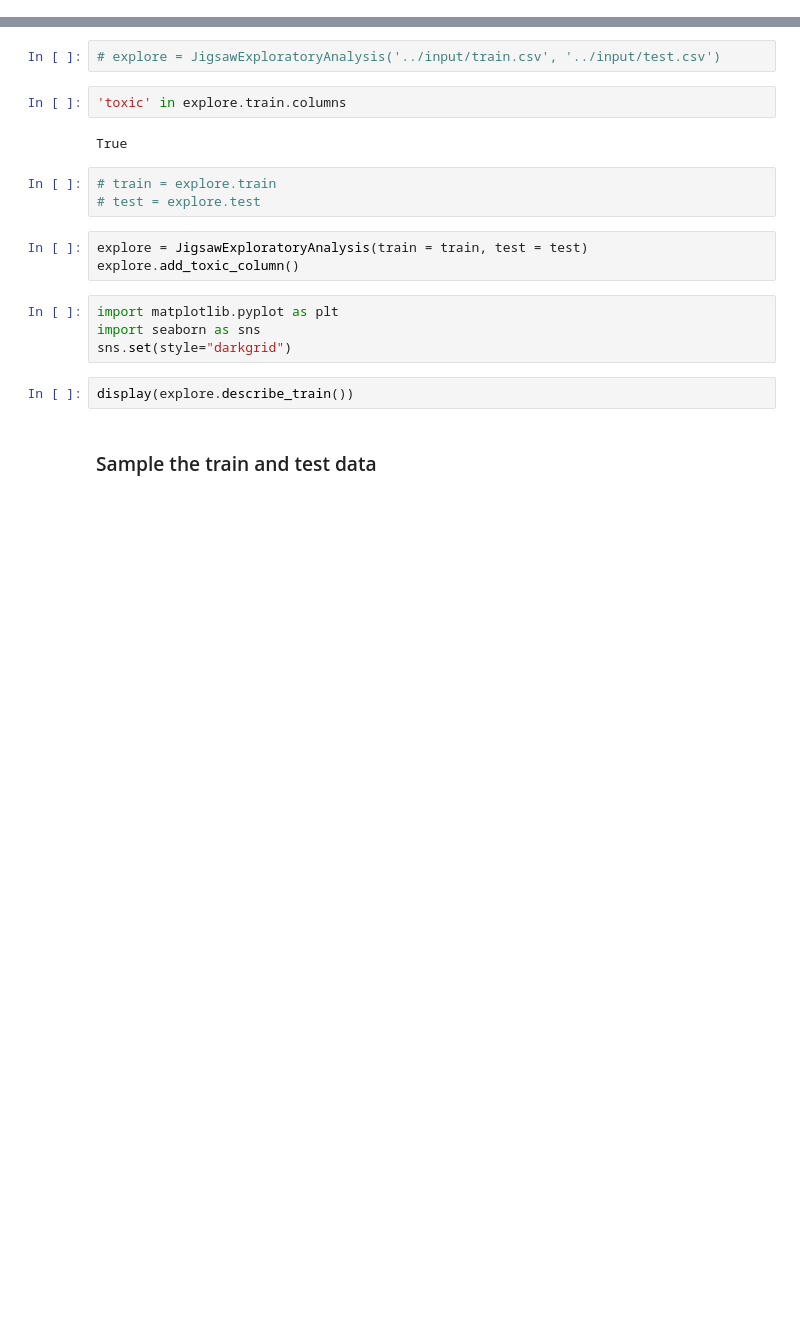
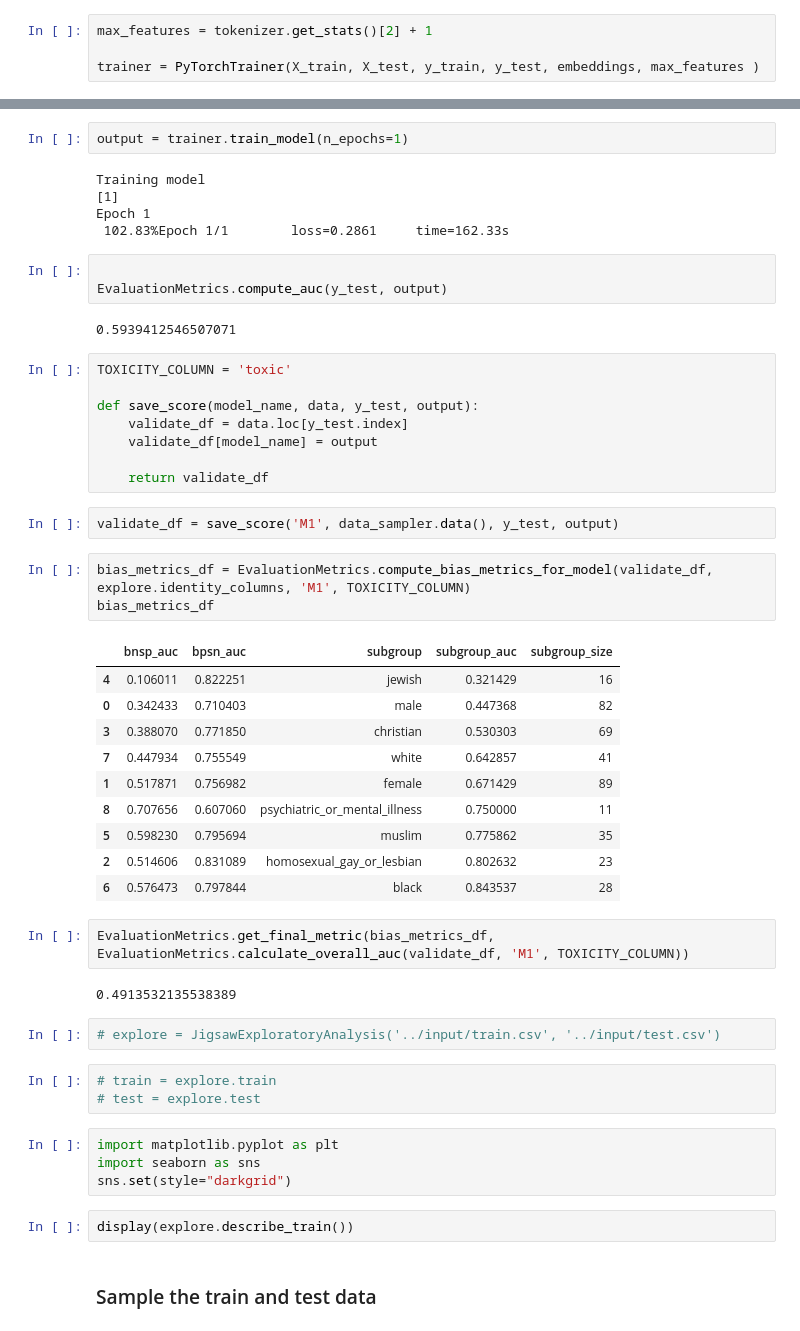
Before and after one commit to gromag/Machine-Learning-Engineer-Capstone-Project-Udacity, a Jupyter notebook: notebooks/_scrappads/Exploratory analysis.ipynb, the cells around one changed output, grey strips where cells are left out. Saved outputs shown, nothing was run; the diff lists cells and outputs as text; blank space fills up the shorter version.

```diff
--- a/notebooks/Exploratory analysis.ipynb
+++ b/notebooks/_scrappads/Exploratory analysis.ipynb
@@ -278,0 +78,4 @@ array([5.5, 6.5, 7.5, 8.5, 9.5])
+# %%
+max_features = tokenizer.get_stats()[2] + 1
+
+trainer = PyTorchTrainer(X_train, X_test, y_train, y_test, embeddings, max_features )
@@ -279,15 +91,48 @@ array([5.5, 6.5, 7.5, 8.5, 9.5])
+# %%
+output = trainer.train_model(n_epochs=1)
+# %% [output]
+Training model
+[1]
+Epoch 1
+ 102.83%Epoch 1/1        loss=0.2861     time=162.33s
+# %%
+
+EvaluationMetrics.compute_auc(y_test, output)
+# %% [output]
+0.5939412546507071
+# %%
+TOXICITY_COLUMN = 'toxic'
+
+def save_score(model_name, data, y_test, output):
+    validate_df = data.loc[y_test.index]
+    validate_df[model_name] = output
+
+    return validate_df
+# %%
+validate_df = save_score('M1', data_sampler.data(), y_test, output)
+# %%
+bias_metrics_df = EvaluationMetrics.compute_bias_metrics_for_model(validate_df, explore.identity_columns, 'M1', TOXICITY_COLUMN)
+bias_metrics_df
+# %% [output]
+|  | bnsp_auc | bpsn_auc | subgroup | subgroup_auc | subgroup_size |
+| 4 | 0.106011 | 0.822251 | jewish | 0.321429 | 16 |
+| 0 | 0.342433 | 0.710403 | male | 0.447368 | 82 |
+| 3 | 0.388070 | 0.771850 | christian | 0.530303 | 69 |
+| 7 | 0.447934 | 0.755549 | white | 0.642857 | 41 |
+| 1 | 0.517871 | 0.756982 | female | 0.671429 | 89 |
+| 8 | 0.707656 | 0.607060 | psychiatric_or_mental_illness | 0.750000 | 11 |
+| 5 | 0.598230 | 0.795694 | muslim | 0.775862 | 35 |
+| 2 | 0.514606 | 0.831089 | homosexual_gay_or_lesbian | 0.802632 | 23 |
+| 6 | 0.576473 | 0.797844 | black | 0.843537 | 28 |
+# %%
+EvaluationMetrics.get_final_metric(bias_metrics_df, EvaluationMetrics.calculate_overall_auc(validate_df, 'M1', TOXICITY_COLUMN))
+# %% [output]
+0.4913532135538389
 # %%
 # explore = JigsawExploratoryAnalysis('../input/train.csv', '../input/test.csv')
-# %%
-'toxic' in explore.train.columns
-# %% [output]
-True
 # %%
 # train = explore.train
 # test = explore.test
-# %%
-explore = JigsawExploratoryAnalysis(train = train, test = test)
-explore.add_toxic_column()
 # %%
 import matplotlib.pyplot as plt
 import seaborn as sns
```
Also changed, not shown: parts of 38 cells of this notebook.
